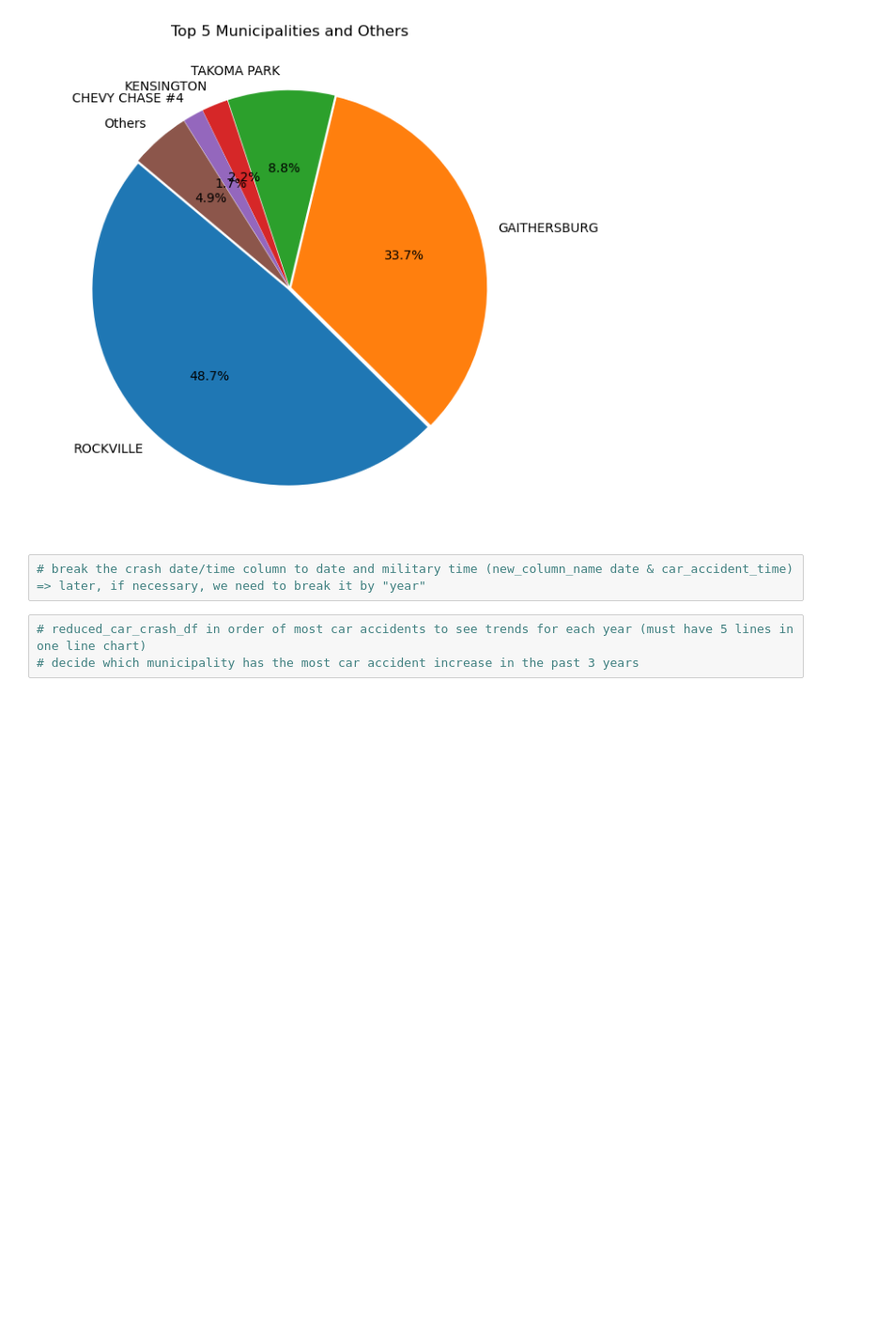
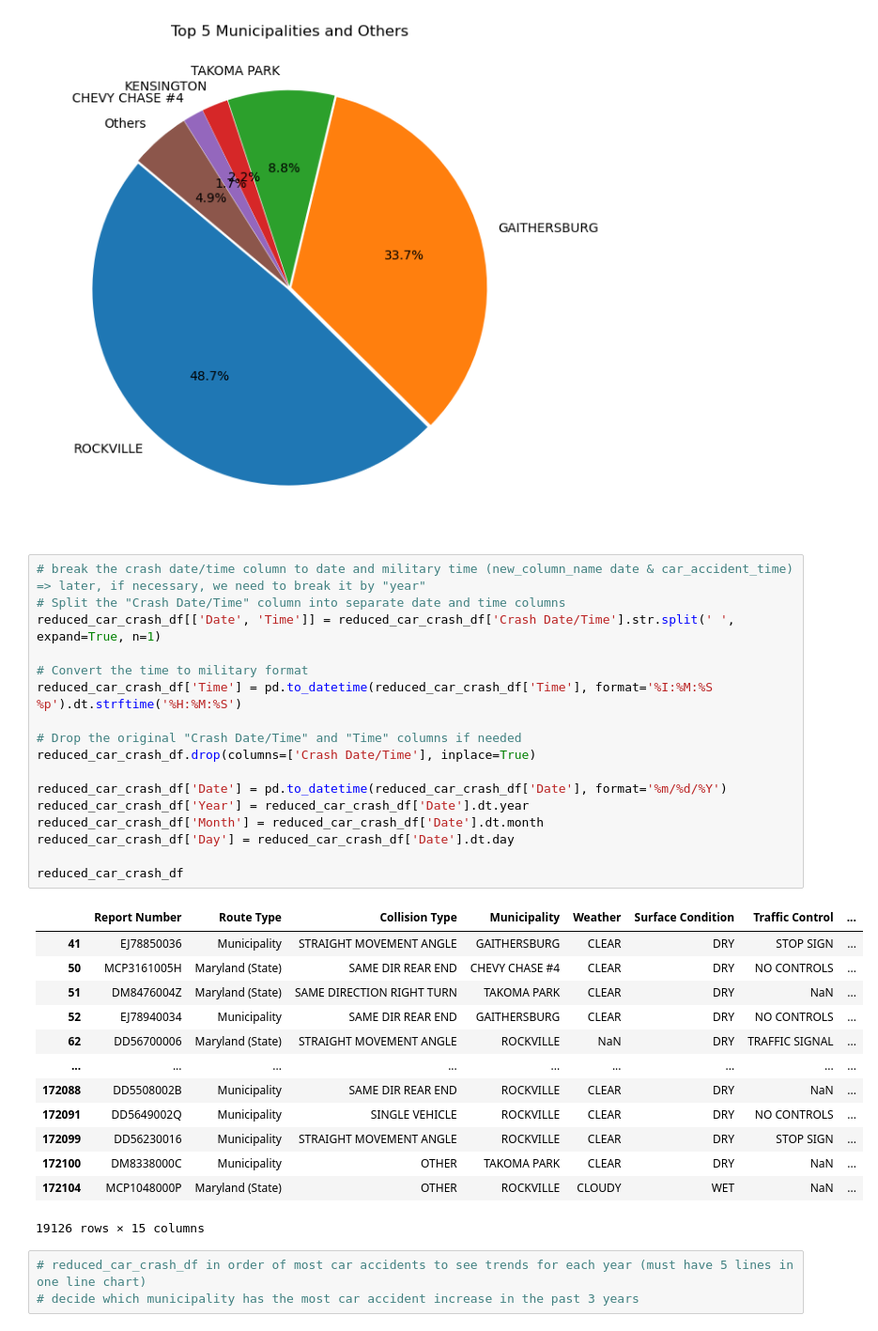
Before and after one commit to Sunjy0827/Columbia_Engineering_Data_Analytics_Project_1, a Jupyter notebook: Project I.ipynb, the cells around one changed output. Shown at 94% size. Cells and saved outputs as stored; diff of their text form; blank space fills up the shorter version.

Commit message:
update separating date/time column

```diff
--- a/Project I.ipynb
+++ b/Project I.ipynb
@@ -129,6 +132,35 @@ plt.show()
 [figure]
 # %%
 # break the crash date/time column to date and military time (new_column_name date & car_accident_time) => later, if necessary, we need to break it by "year"
+# Split the "Crash Date/Time" column into separate date and time columns
+reduced_car_crash_df[['Date', 'Time']] = reduced_car_crash_df['Crash Date/Time'].str.split(' ', expand=True, n=1)
+
+# Convert the time to military format
+reduced_car_crash_df['Time'] = pd.to_datetime(reduced_car_crash_df['Time'], format='%I:%M:%S %p').dt.strftime('%H:%M:%S')
+
+# Drop the original "Crash Date/Time" and "Time" columns if needed
+reduced_car_crash_df.drop(columns=['Crash Date/Time'], inplace=True)
+
+reduced_car_crash_df['Date'] = pd.to_datetime(reduced_car_crash_df['Date'], format='%m/%d/%Y')
+reduced_car_crash_df['Year'] = reduced_car_crash_df['Date'].dt.year
+reduced_car_crash_df['Month'] = reduced_car_crash_df['Date'].dt.month
+reduced_car_crash_df['Day'] = reduced_car_crash_df['Date'].dt.day
+
+reduced_car_crash_df
+# %% [output]
+|  | Report Number | Route Type | Collision Type | Municipality | Weather | Surface Condition | Traffic Control | ... |
+| 41 | EJ78850036 | Municipality | STRAIGHT MOVEMENT ANGLE | GAITHERSBURG | CLEAR | DRY | STOP SIGN | ... |
+| 50 | MCP3161005H | Maryland (State) | SAME DIR REAR END | CHEVY CHASE #4 | CLEAR | DRY | NO CONTROLS | ... |
+| 51 | DM8476004Z | Maryland (State) | SAME DIRECTION RIGHT TURN | TAKOMA PARK | CLEAR | DRY | NaN | ... |
+| 52 | EJ78940034 | Municipality | SAME DIR REAR END | GAITHERSBURG | CLEAR | DRY | NO CONTROLS | ... |
+| 62 | DD56700006 | Maryland (State) | STRAIGHT MOVEMENT ANGLE | ROCKVILLE | NaN | DRY | TRAFFIC SIGNAL | ... |
+| ... | ... | ... | ... | ... | ... | ... | ... | ... |
+| 172088 | DD5508002B | Municipality | SAME DIR REAR END | ROCKVILLE | CLEAR | DRY | NaN | ... |
+| 172091 | DD5649002Q | Municipality | SINGLE VEHICLE | ROCKVILLE | CLEAR | DRY | NO CONTROLS | ... |
+| 172099 | DD56230016 | Municipality | STRAIGHT MOVEMENT ANGLE | ROCKVILLE | CLEAR | DRY | STOP SIGN | ... |
+| 172100 | DM8338000C | Municipality | OTHER | TAKOMA PARK | CLEAR | DRY | NaN | ... |
+| 172104 | MCP1048000P | Maryland (State) | OTHER | ROCKVILLE | CLOUDY | WET | NaN | ... |
+19126 rows × 15 columns
 # %%
 # reduced_car_crash_df in order of most car accidents to see trends for each year (must have 5 lines in one line chart)
 # decide which municipality has the most car accident increase in the past 3 years
```
Also changed, not shown: parts of 1 cell of this notebook.
